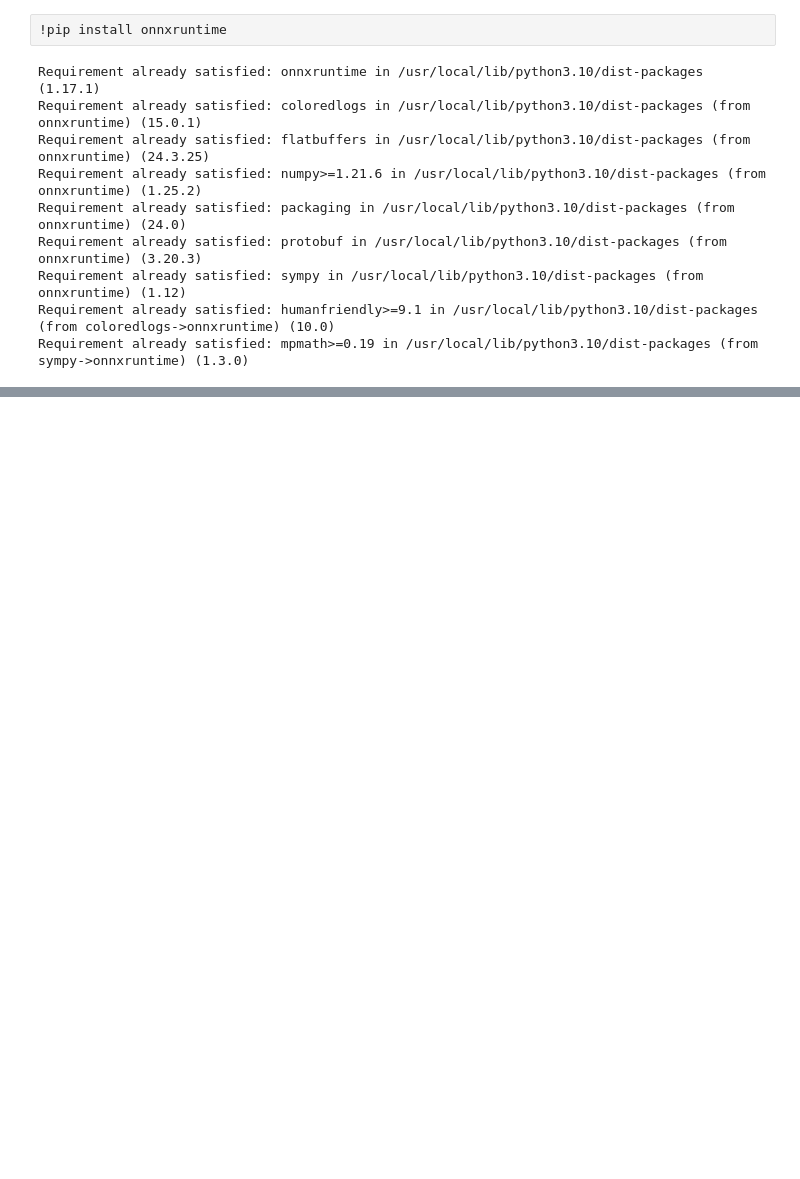
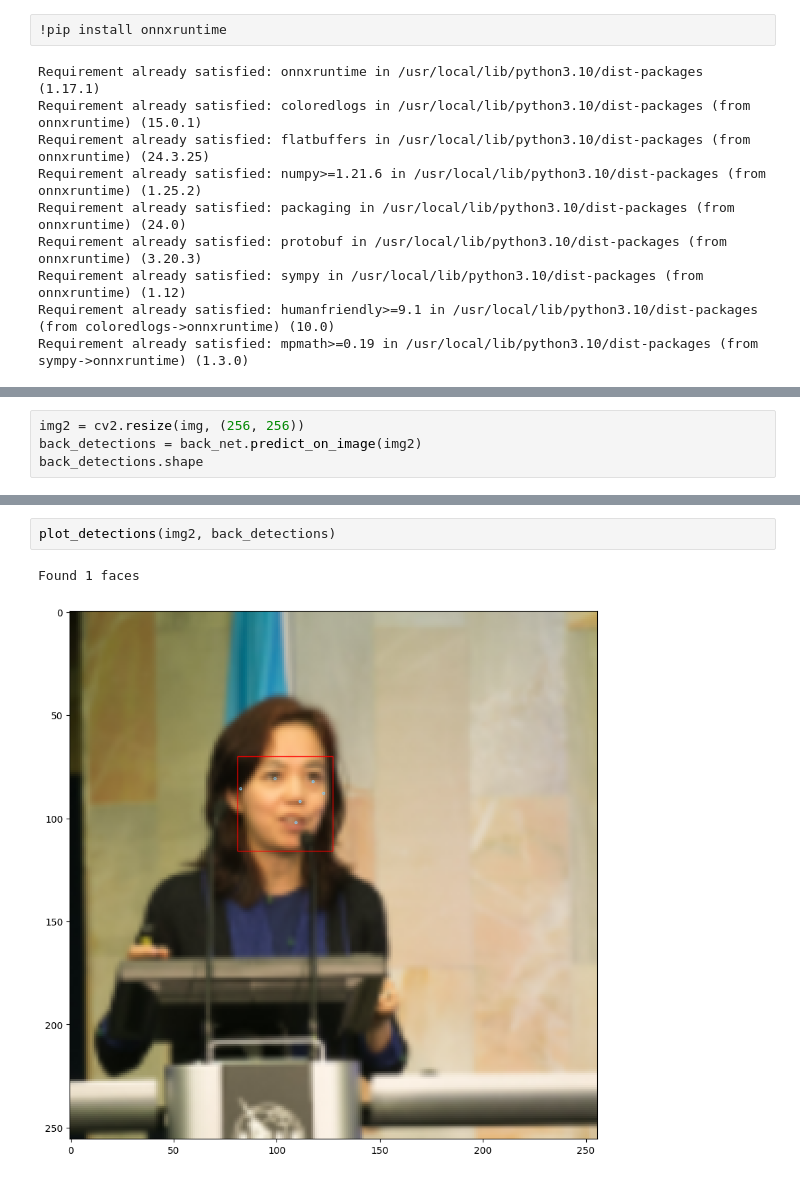
Before and after one commit to hasimoka/BlazeFace-PyTorch, a Jupyter notebook: InferenceONNXModel.ipynb, the cells around one changed output, grey strips where cells are left out. Saved outputs shown, nothing was run; the diff lists cells and outputs as text; blank space fills up the shorter version.

```diff
--- a/InferenceONNXModel.ipynb
+++ b/InferenceONNXModel.ipynb
@@ -44,0 +93,4 @@ box_b.shape: (2, 4)
+# %%
+img2 = cv2.resize(img, (256, 256))
+back_detections = back_net.predict_on_image(img2)
+back_detections.shape
@@ -44,0 +106,5 @@ box_b.shape: (2, 4)
+# %%
+plot_detections(img2, back_detections)
+# %% [output]
+Found 1 faces
+[figure, added]
```
Also changed, not shown: parts of 15 cells of this notebook.
